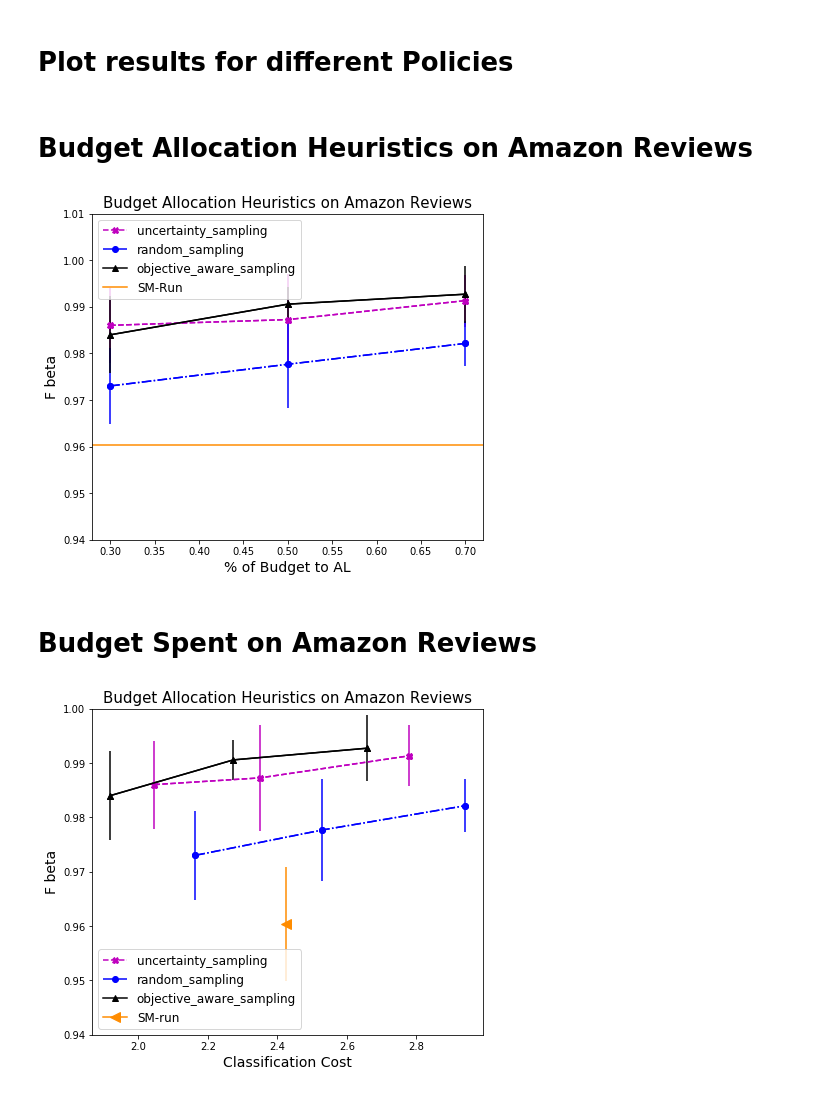
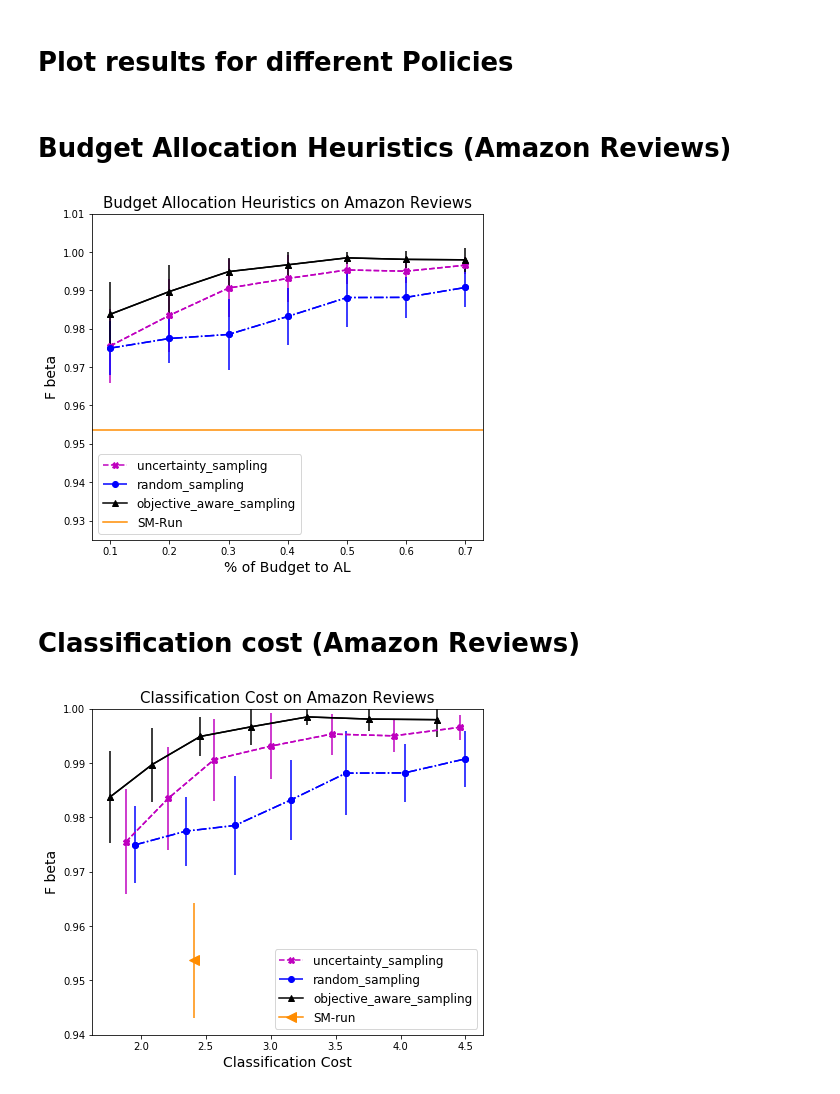
Before and after one commit to Evgeneus/Active-Hybrid-Classificatoin, a Jupyter notebook: adaptive_machine_and_crowd/notebooks/results.ipynb, the cells around one changed output. Cells and saved outputs as stored; diff of their text form; code cells hidden in the pictures.

Commit message:
charts

```diff
--- a/adaptive_machine_and_crowd/notebooks/results.ipynb
+++ b/adaptive_machine_and_crowd/notebooks/results.ipynb
@@ -7,38 +7,38 @@ import pandas as pd
 import matplotlib.pyplot as plt
 # %%
 file_name = '5000_reviews_lemmatized_experiment_nums_10_ninstq_100.csv'
-b_per_item = 3
+b_per_item = 6
 # %% [markdown]
-# Budget Allocation Heuristics on Amazon Reviews
+# Budget Allocation Heuristics (Amazon Reviews)
 # %%
 def plot_charts(df, algos, b_per_item):
     fig, ax = plt.subplots(nrows=1, ncols=1, figsize=(7,6))
     markers = ['X', 'o', '^']
     for alg, c, l, m in zip(algos, ['m', 'b', 'black'], ['--', '-.', '-'], markers):
         x = df.loc[(df['active_learning_strategy'] == alg) & (df['budget_per_item_mean'] == b_per_item)]['AL_switch_point_mean'].values
         y = df.loc[(df['active_learning_strategy'] == alg)  & (df['budget_per_item_mean'] == b_per_item)]['f_beta_mean'].values
         y_std = df.loc[(df['active_learning_strategy'] == alg)  & (df['budget_per_item_mean'] == b_per_item)]['f_beta_std'].values
         ax.plot(x, y, label=alg, color=c, linestyle=l, marker=m)
         ax.errorbar(x, y, yerr=y_std, marker=m, linestyle=l, color=c)
 #         ax.fill_between(x, y-y_std, y+y_std, alpha=0.05, color=c)
         ax.set_xlabel('% of Budget to AL', size=14)
         ax.set_ylabel('F beta', size=14)
         ax.set_title('Budget Allocation Heuristics on Amazon Reviews', size=15)
 
 #     Drow SM-run line
     ax.axhline(y=df.loc[(df['AL_switch_point_mean'] == 0) & (df['budget_per_item_mean'] == b_per_item)]['f_beta_mean'].values[0], linestyle='-', label='SM-Run', color='darkorange')
     ax.legend( fontsize=12)
-    plt.ylim((0.94, 1.01))
+    plt.ylim((0.925, 1.01))
 
 def plot(file_name, b_per_item):
     plot_charts(pd.read_csv('../output/adaptive_machines_and_crowd/{}'.format(file_name)),
                 ['uncertainty_sampling', 'random_sampling', 'objective_aware_sampling'], b_per_item)
 
 plot(file_name, b_per_item)
 # %% [output]
-[figure, old version]
+[figure, new version]
 # %% [markdown]
-# Budget Spent on Amazon Reviews
+# Classification cost (Amazon Reviews)
 # %%
 def plot_charts(df, algos, b_per_item):
     fig, ax = plt.subplots(nrows=1, ncols=1, figsize=(7,6))
@@ -51,7 +51,7 @@ def plot_charts(df, algos, b_per_item):
         ax.errorbar(x, y, yerr=y_std, marker=m, linestyle=l, color=c)
         ax.set_xlabel('Classification Cost', size=14)
         ax.set_ylabel('F beta', size=14)
-        ax.set_title('Budget Allocation Heuristics on Amazon Reviews', size=15)
+        ax.set_title('Classification Cost on Amazon Reviews', size=15)
 
     # Plot SM-Run dot
     x_smr = df.loc[(df['AL_switch_point_mean'] == 0) & (df['budget_per_item_mean'] == b_per_item)]['budget_spent_per_item_mean'].values
@@ -68,4 +68,4 @@ def plot(file_name, b_per_item):
 
 plot(file_name, b_per_item)
 # %% [output]
-[figure, old version]
+[figure, new version]
```
Also changed, not shown: parts of 2 cells of this notebook.
